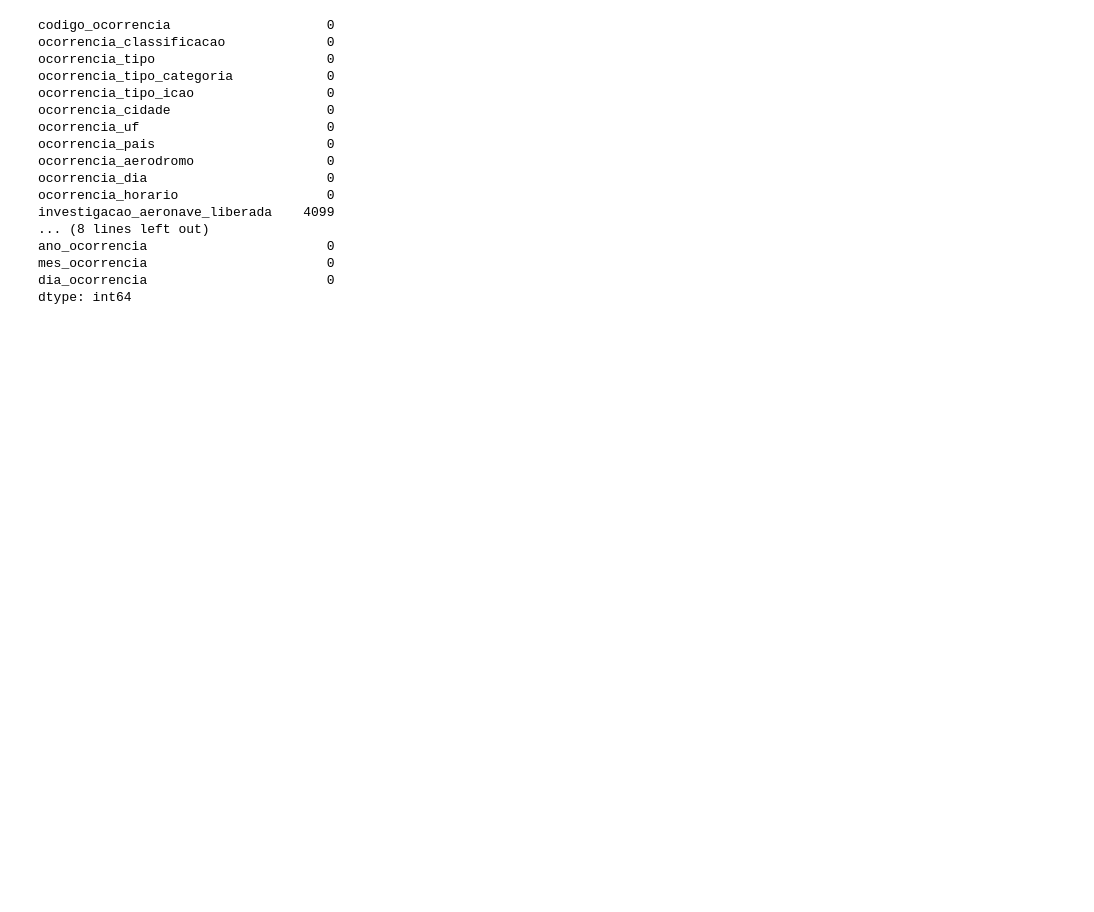
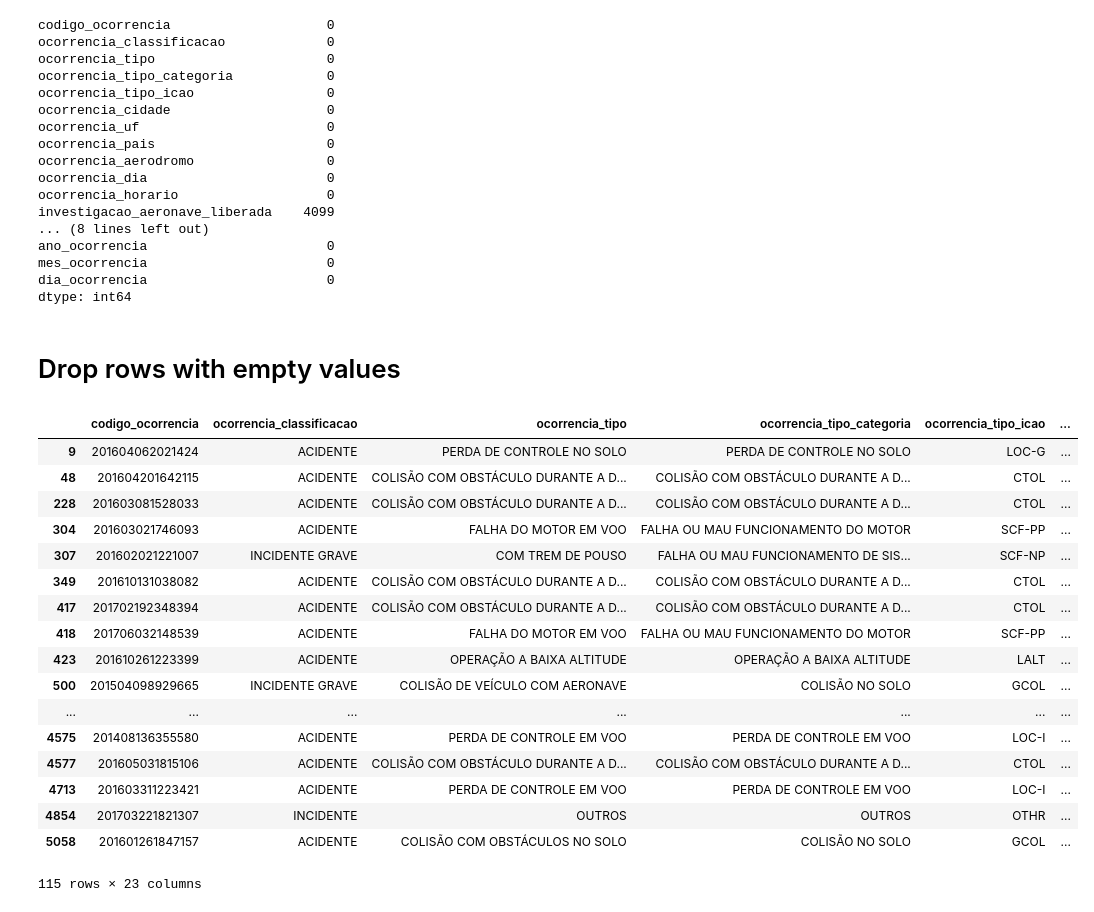
Before and after one commit to Guilehm/notebooks, a Jupyter notebook: airplanes_occurrences.ipynb, the cells around one changed output. Saved outputs shown, nothing was run; the diff lists cells and outputs as text; code cells hidden in the pictures; blank space fills up the shorter version.

Commit message:
Drop any row with empty values

```diff
--- a/airplanes_occurrences.ipynb
+++ b/airplanes_occurrences.ipynb
@@ -244,3 +244,26 @@ ano_ocorrencia                       0
 mes_ocorrencia                       0
 dia_ocorrencia                       0
 dtype: int64
+# %% [markdown]
+# Drop rows with empty values
+# %%
+df.dropna(how='any')
+# %% [output]
+|  | codigo_ocorrencia | ocorrencia_classificacao | ocorrencia_tipo | ocorrencia_tipo_categoria | ocorrencia_tipo_icao | ... |
+| 9 | 201604062021424 | ACIDENTE | PERDA DE CONTROLE NO SOLO | PERDA DE CONTROLE NO SOLO | LOC-G | ... |
+| 48 | 201604201642115 | ACIDENTE | COLISÃO COM OBSTÁCULO DURANTE A D... | COLISÃO COM OBSTÁCULO DURANTE A D... | CTOL | ... |
+| 228 | 201603081528033 | ACIDENTE | COLISÃO COM OBSTÁCULO DURANTE A D... | COLISÃO COM OBSTÁCULO DURANTE A D... | CTOL | ... |
+| 304 | 201603021746093 | ACIDENTE | FALHA DO MOTOR EM VOO | FALHA OU MAU FUNCIONAMENTO DO MOTOR | SCF-PP | ... |
+| 307 | 201602021221007 | INCIDENTE GRAVE | COM TREM DE POUSO | FALHA OU MAU FUNCIONAMENTO DE SIS... | SCF-NP | ... |
+| 349 | 201610131038082 | ACIDENTE | COLISÃO COM OBSTÁCULO DURANTE A D... | COLISÃO COM OBSTÁCULO DURANTE A D... | CTOL | ... |
+| 417 | 201702192348394 | ACIDENTE | COLISÃO COM OBSTÁCULO DURANTE A D... | COLISÃO COM OBSTÁCULO DURANTE A D... | CTOL | ... |
+| 418 | 201706032148539 | ACIDENTE | FALHA DO MOTOR EM VOO | FALHA OU MAU FUNCIONAMENTO DO MOTOR | SCF-PP | ... |
+| 423 | 201610261223399 | ACIDENTE | OPERAÇÃO A BAIXA ALTITUDE | OPERAÇÃO A BAIXA ALTITUDE | LALT | ... |
+| 500 | 201504098929665 | INCIDENTE GRAVE | COLISÃO DE VEÍCULO COM AERONAVE | COLISÃO NO SOLO | GCOL | ... |
+| ... | ... | ... | ... | ... | ... | ... |
+| 4575 | 201408136355580 | ACIDENTE | PERDA DE CONTROLE EM VOO | PERDA DE CONTROLE EM VOO | LOC-I | ... |
+| 4577 | 201605031815106 | ACIDENTE | COLISÃO COM OBSTÁCULO DURANTE A D... | COLISÃO COM OBSTÁCULO DURANTE A D... | CTOL | ... |
+| 4713 | 201603311223421 | ACIDENTE | PERDA DE CONTROLE EM VOO | PERDA DE CONTROLE EM VOO | LOC-I | ... |
+| 4854 | 201703221821307 | INCIDENTE | OUTROS | OUTROS | OTHR | ... |
+| 5058 | 201601261847157 | ACIDENTE | COLISÃO COM OBSTÁCULOS NO SOLO | COLISÃO NO SOLO | GCOL | ... |
+115 rows × 23 columns
```
